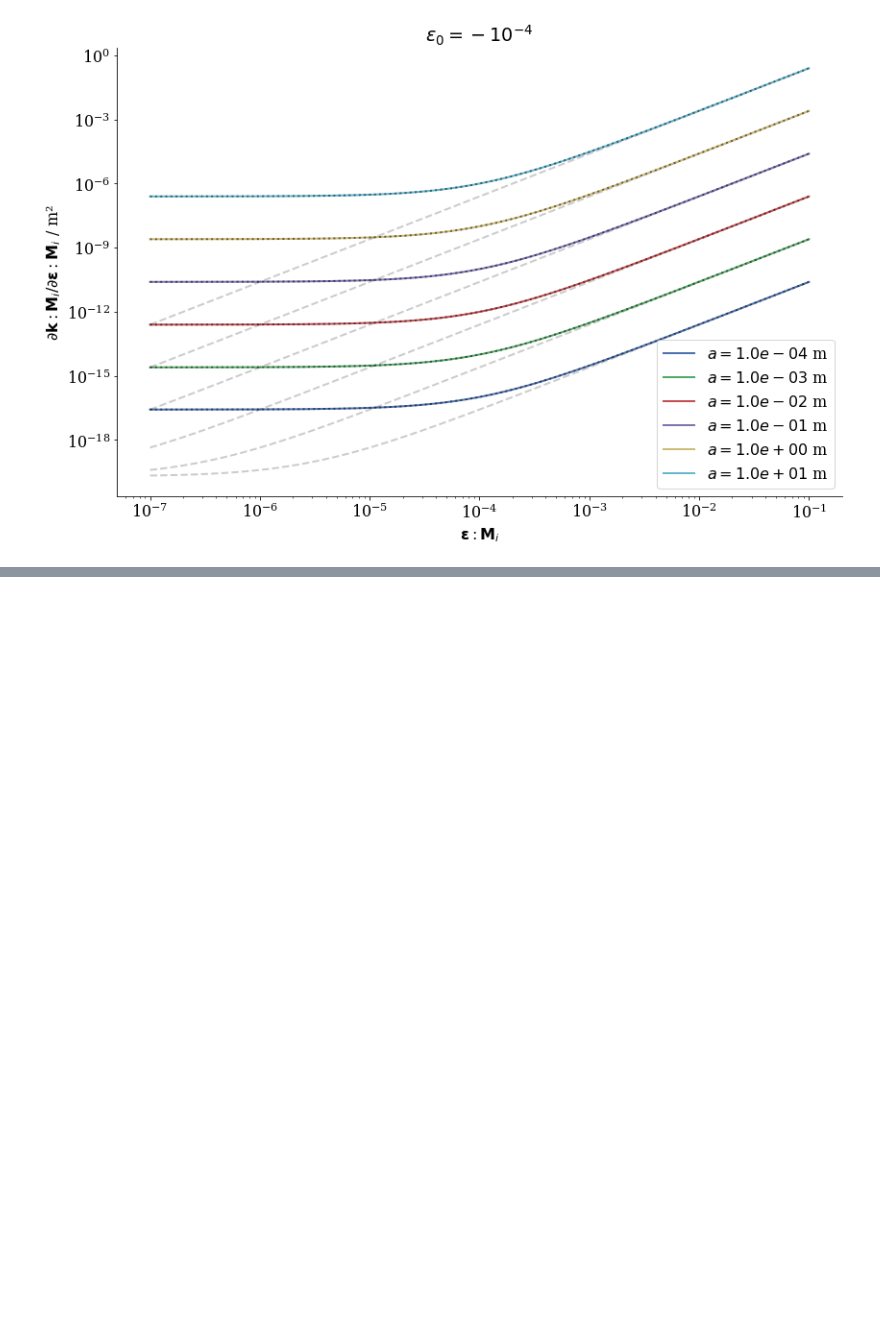
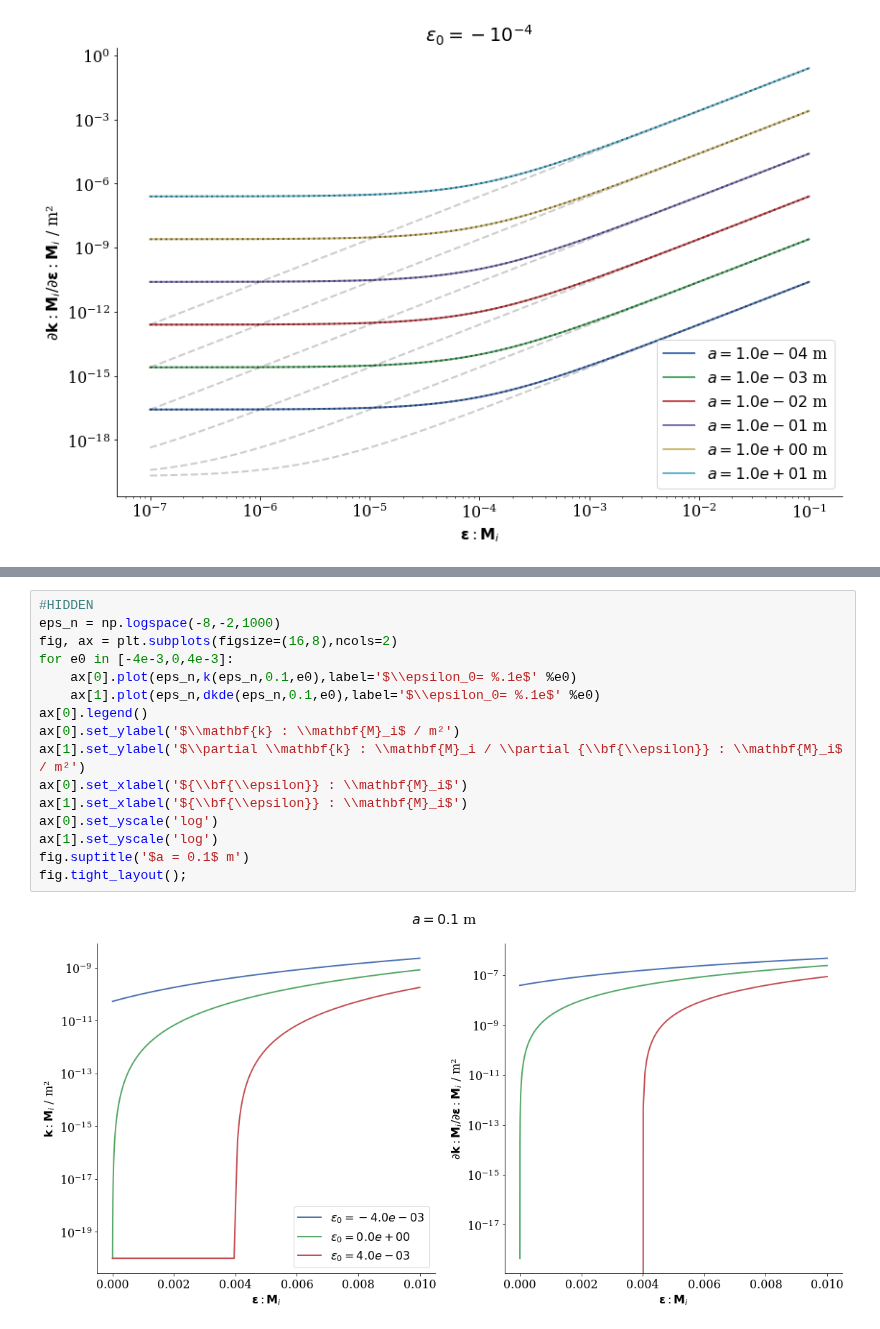
Before and after one commit to nagelt/MechanicsTrainingCourse2020, a Jupyter notebook: SingleFrac_EFP_vs_LIE/perm_model.ipynb, the cells around one changed output, grey strips where cells are left out. Drawn from its saved outputs; the diff is of its cells as text; blank space fills up the shorter version.

```diff
--- a/SingleFrac_EFP_vs_LIE/perm_model.ipynb
+++ b/SingleFrac_EFP_vs_LIE/perm_model.ipynb
@@ -187,0 +204,18 @@ fig.tight_layout();
+# %%
+#HIDDEN
+eps_n = np.logspace(-8,-2,1000)
+fig, ax = plt.subplots(figsize=(16,8),ncols=2)
+for e0 in [-4e-3,0,4e-3]:
+    ax[0].plot(eps_n,k(eps_n,0.1,e0),label='$\\epsilon_0= %.1e$' %e0)
+    ax[1].plot(eps_n,dkde(eps_n,0.1,e0),label='$\\epsilon_0= %.1e$' %e0)
+ax[0].legend()
+ax[0].set_ylabel('$\\mathbf{k} : \\mathbf{M}_i$ / m²')
+ax[1].set_ylabel('$\\partial \\mathbf{k} : \\mathbf{M}_i / \\partial {\\bf{\\epsilon}} : \\mathbf{M}_i$ / m²')
+ax[0].set_xlabel('${\\bf{\\epsilon}} : \\mathbf{M}_i$')
+ax[1].set_xlabel('${\\bf{\\epsilon}} : \\mathbf{M}_i$')
+ax[0].set_yscale('log')
+ax[1].set_yscale('log')
+fig.suptitle('$a = 0.1$ m')
+fig.tight_layout();
+# %% [output]
+[figure, added]
```
Also changed, not shown: parts of 1 cell of this notebook, 1 other file.
